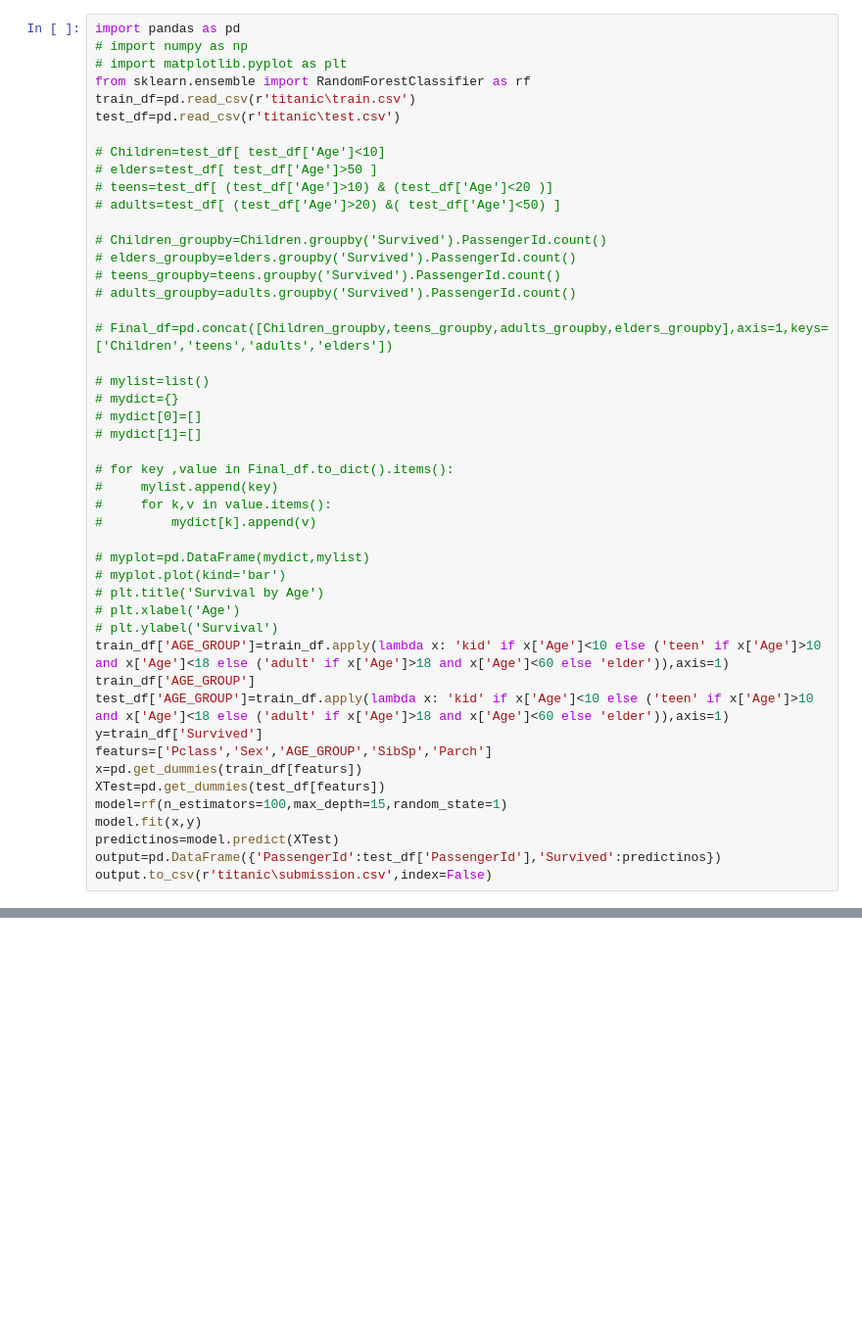
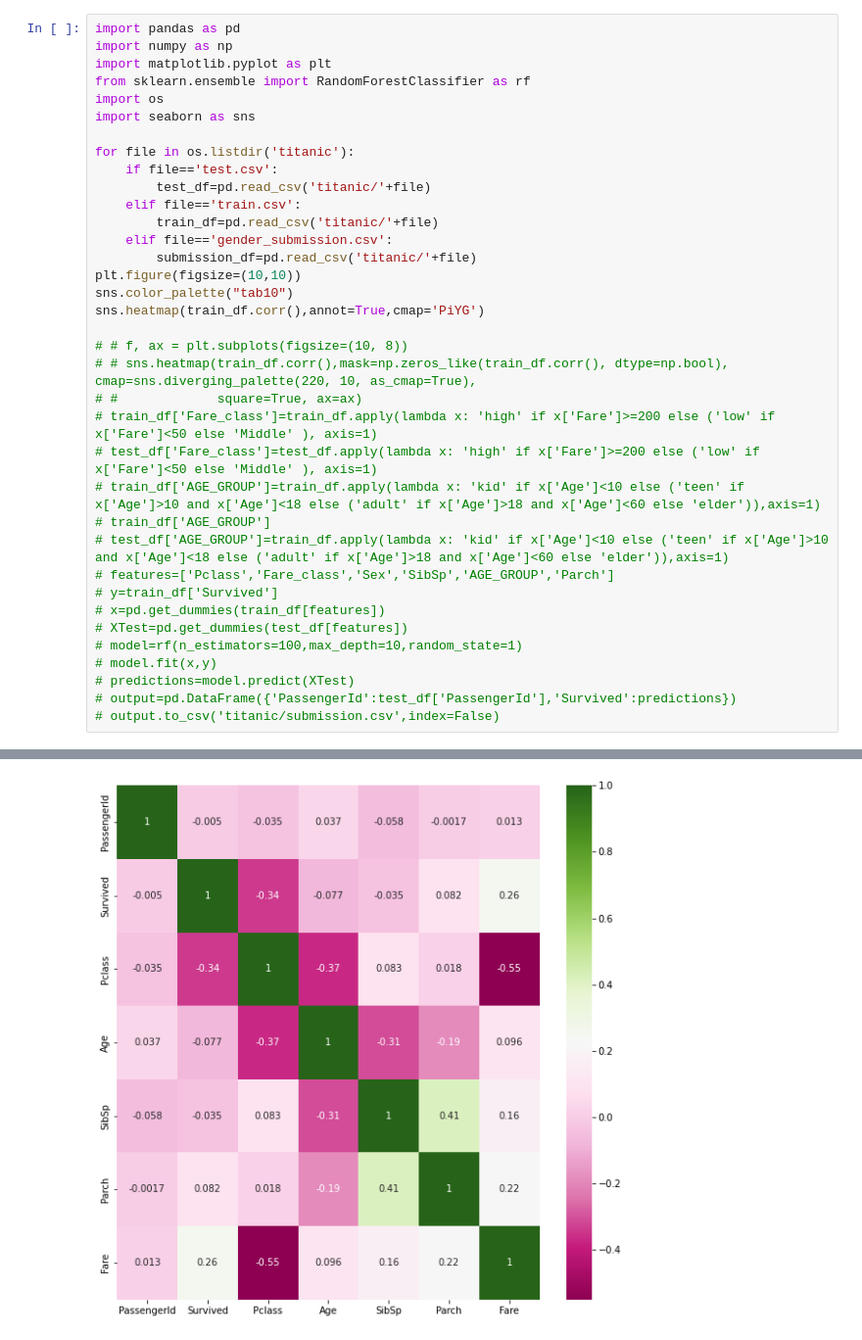
Before and after one commit to IHesamI/Titanic, a Jupyter notebook: Titanic.ipynb, the cells around one changed output, grey strips where cells are left out. Shown at 98% size. Saved outputs shown, nothing was run; the diff lists cells and outputs as text; blank space fills up the shorter version.

```diff
--- a/Titanic.ipynb
+++ b/Titanic.ipynb
@@ -1,47 +1,37 @@
 # %%
 import pandas as pd
-# import numpy as np
-# import matplotlib.pyplot as plt
+import numpy as np
+import matplotlib.pyplot as plt
 from sklearn.ensemble import RandomForestClassifier as rf
-train_df=pd.read_csv(r'titanic\train.csv')
-test_df=pd.read_csv(r'titanic\test.csv')
+import os
+import seaborn as sns
 
-# Children=test_df[ test_df['Age']<10]
-# elders=test_df[ test_df['Age']>50 ]
-# teens=test_df[ (test_df['Age']>10) & (test_df['Age']<20 )]
-# adults=test_df[ (test_df['Age']>20) &( test_df['Age']<50) ]
+for file in os.listdir('titanic'):
+    if file=='test.csv':
+        test_df=pd.read_csv('titanic/'+file)
+    elif file=='train.csv':
+        train_df=pd.read_csv('titanic/'+file)
+    elif file=='gender_submission.csv':
+        submission_df=pd.read_csv('titanic/'+file)
+plt.figure(figsize=(10,10))
+sns.color_palette("tab10")
+sns.heatmap(train_df.corr(),annot=True,cmap='PiYG')
 
-# Children_groupby=Children.groupby('Survived').PassengerId.count()
-# elders_groupby=elders.groupby('Survived').PassengerId.count()
-# teens_groupby=teens.groupby('Survived').PassengerId.count()
-# adults_groupby=adults.groupby('Survived').PassengerId.count()
-
-# Final_df=pd.concat([Children_groupby,teens_groupby,adults_groupby,elders_groupby],axis=1,keys=['Children','teens','adults','elders'])
-
-# mylist=list()
-# mydict={}
-# mydict[0]=[]
-# mydict[1]=[]
-
-# for key ,value in Final_df.to_dict().items():
-#     mylist.append(key)
-#     for k,v in value.items():
-#         mydict[k].append(v)
-
-# myplot=pd.DataFrame(mydict,mylist)
-# myplot.plot(kind='bar')
-# plt.title('Survival by Age')
-# plt.xlabel('Age')
-# plt.ylabel('Survival')
-train_df['AGE_GROUP']=train_df.apply(lambda x: 'kid' if x['Age']<10 else ('teen' if x['Age']>10 and x['Age']<18 else ('adult' if x['Age']>18 and x['Age']<60 else 'elder')),axis=1)
-train_df['AGE_GROUP']
-test_df['AGE_GROUP']=train_df.apply(lambda x: 'kid' if x['Age']<10 else ('teen' if x['Age']>10 and x['Age']<18 else ('adult' if x['Age']>18 and x['Age']<60 else 'elder')),axis=1)
-y=train_df['Survived']
-featurs=['Pclass','Sex','AGE_GROUP','SibSp','Parch']
-x=pd.get_dummies(train_df[featurs])
-XTest=pd.get_dummies(test_df[featurs])
-model=rf(n_estimators=100,max_depth=15,random_state=1)
-model.fit(x,y)
-predictinos=model.predict(XTest)
-output=pd.DataFrame({'PassengerId':test_df['PassengerId'],'Survived':predictinos})
-output.to_csv(r'titanic\submission.csv',index=False)
+# # f, ax = plt.subplots(figsize=(10, 8))
+# # sns.heatmap(train_df.corr(),mask=np.zeros_like(train_df.corr(), dtype=np.bool), cmap=sns.diverging_palette(220, 10, as_cmap=True),
+# #             square=True, ax=ax)
+# train_df['Fare_class']=train_df.apply(lambda x: 'high' if x['Fare']>=200 else ('low' if x['Fare']<50 else 'Middle' ), axis=1)
+# test_df['Fare_class']=test_df.apply(lambda x: 'high' if x['Fare']>=200 else ('low' if x['Fare']<50 else 'Middle' ), axis=1)
+# train_df['AGE_GROUP']=train_df.apply(lambda x: 'kid' if x['Age']<10 else ('teen' if x['Age']>10 and x['Age']<18 else ('adult' if x['Age']>18 and x['Age']<60 else 'elder')),axis=1)
+# train_df['AGE_GROUP']
+# test_df['AGE_GROUP']=train_df.apply(lambda x: 'kid' if x['Age']<10 else ('teen' if x['Age']>10 and x['Age']<18 else ('adult' if x['Age']>18 and x['Age']<60 else 'elder')),axis=1)
+# features=['Pclass','Fare_class','Sex','SibSp','AGE_GROUP','Parch']
+# y=train_df['Survived']
+# x=pd.get_dummies(train_df[features])
+# XTest=pd.get_dummies(test_df[features])
+# model=rf(n_estimators=100,max_depth=10,random_state=1)
+# model.fit(x,y)
+# predictions=model.predict(XTest)
+# output=pd.DataFrame({'PassengerId':test_df['PassengerId'],'Survived':predictions})
+# output.to_csv('titanic/submission.csv',index=False)
+# %% [output]
@@ -47,0 +39 @@ output.to_csv(r'titanic\submission.csv',index=False)
+[figure, added]
```
Also changed, not shown: parts of 10 cells of this notebook.
